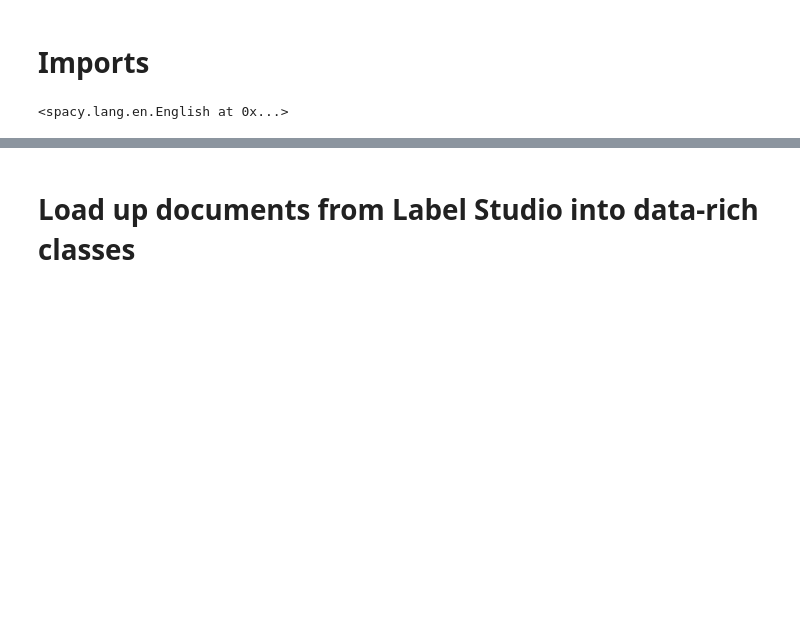
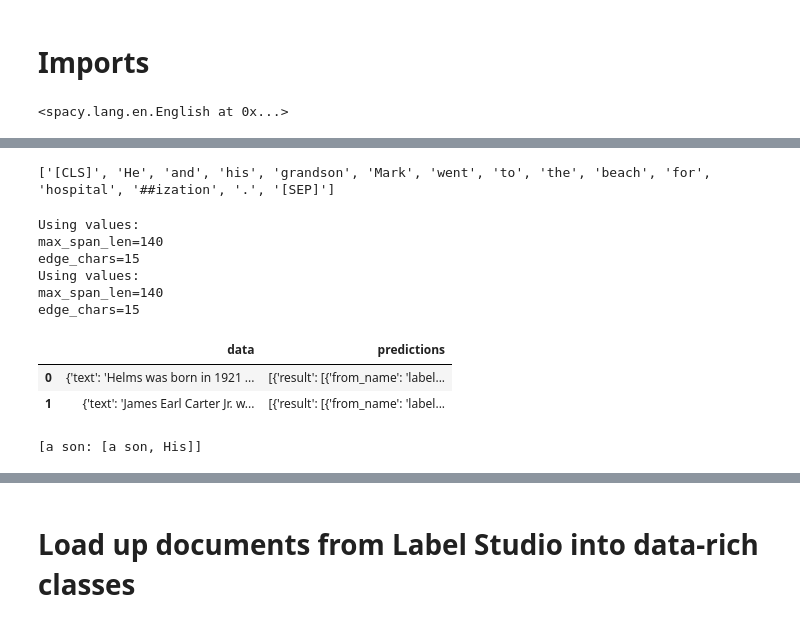
Before and after one commit to ANGELLOPARR/luke-genealogical-thesis, a Jupyter notebook: Pipeline.ipynb, the cells around one changed output, grey strips where cells are left out. Cells and saved outputs as stored; diff of their text form; code cells hidden in the pictures; blank space fills up the shorter version.

```diff
--- a/Pipeline.ipynb
+++ b/Pipeline.ipynb
@@ -334,0 +461,4 @@ class DocRelations:
+# %%
+print(tokenizer.convert_ids_to_tokens(tokenizer.encode('He and his grandson Mark went to the beach for hospitalization.')))
+# %% [output]
+['[CLS]', 'He', 'and', 'his', 'grandson', 'Mark', 'went', 'to', 'the', 'beach', 'for', 'hospital', '##ization', '.', '[SEP]']
@@ -334,0 +479,26 @@ class DocRelations:
+# %%
+files = [fn for fn in os.listdir('wiki_data') if fn[0] != '.']
+relations = [DocRelations(f'wiki_data/{fn}', from_file=True, t_e1=transforms[0][0], t_e2=transforms[0][1], classifier_pipeline=model_pipeline) for fn in files]
+docs = [DataLoader.get_json_data(dr) for dr in relations]
+with open('predicted_labeled_data.json', 'w') as f:
+    json.dump(docs, f)
+# for i in range(len(os.listdir('wiki_data'))):
+# %% [output]
+Using values:
+max_span_len=140
+edge_chars=15
+Using values:
+max_span_len=140
+edge_chars=15
+# %%
+pd.read_json('predicted_labeled_data.json')
+# %% [output]
+|  | data | predictions |
+| 0 | {'text': 'Helms was born in 1921 ... | [{'result': [{'from_name': 'label... |
+| 1 | {'text': 'James Earl Carter Jr. w... | [{'result': [{'from_name': 'label... |
+# %%
+text = "Dennis gave birth to a son. The son's name is Robby."
+text2 = "Dennis gave birth to a son. His name was Robby."
+nlp(text2)._.coref_clusters
+# %% [output]
+[a son: [a son, His]]
```
Also changed, not shown: parts of 41 cells of this notebook, 13 other files.
